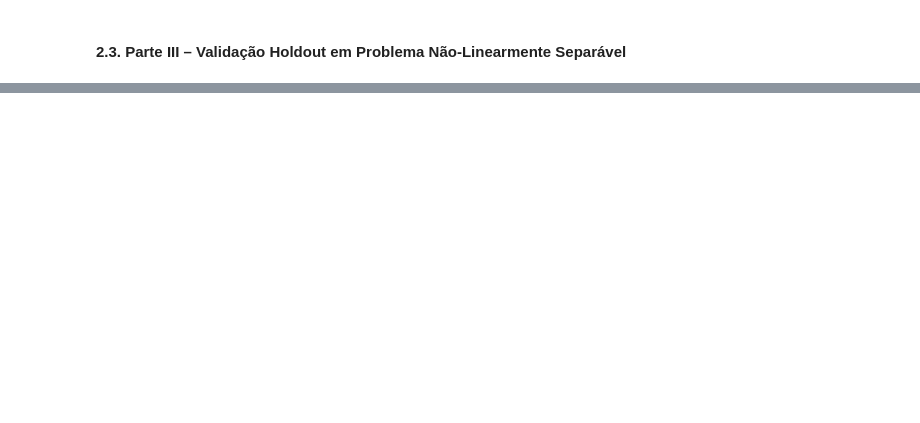
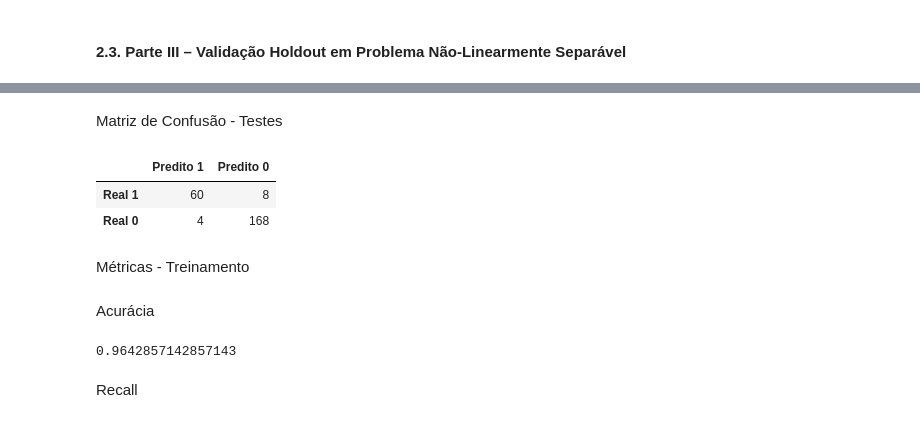
Before and after one commit to delrickOliveira/rna_2021_2.1, a Jupyter notebook: RNA_2_1_sugestao.ipynb, the cells around one changed output, grey strips where cells are left out. Saved outputs shown, nothing was run; the diff lists cells and outputs as text; code cells hidden in the pictures; blank space fills up the shorter version.

```diff
--- a/RNA_2_1_sugestao.ipynb
+++ b/RNA_2_1_sugestao.ipynb
@@ -319,0 +334,8 @@ gb.agg(['mean','std','min'])
+# %%
+N = 3
+X_train = train[:,:N-1]
+yd_train = train[:,N-1]
+# %%
+rede = Perceptron()
+# %%
+rede_ajustada = rede.fit(X_train, yd_train, n_iteracoes=100)
@@ -319,0 +360,44 @@ gb.agg(['mean','std','min'])
+# %%
+def get_confusion_matrix(data, preditor):
+    true_class = 1
+
+    # predicoes corretas
+    tp = 0
+    tn = 0
+
+    # predicoes incorretas
+    fp = 0
+    fn = 0
+
+    for [x1, x2, yd] in (data):
+        v_predito = preditor.predict([-1, x1, x2])
+
+        if yd == true_class:
+          if v_predito == yd:
+            tp += 1
+          else:
+            fp += 1
+        else:
+          if v_predito == yd:
+            tn += 1
+          else:
+            fn += 1
+
+    return np.array([
+                     # valores da classe positiva
+                     [ tp, fp ],
+                     # valores da classe negativa
+                     [ fn, tn ]
+                     ])
+
+confusion_matrix = get_confusion_matrix(test, rede_ajustada)
+# %% [markdown]
+Matriz de Confusão - Testes
+# %%
+pd.DataFrame(confusion_matrix, columns=['Predito 1', 'Predito 0'], index=['Real 1', 'Real 0'])
+# %% [output]
+|  | Predito 1 | Predito 0 |
+| Real 1 | 60 | 8 |
+| Real 0 | 4 | 168 |
+# %% [markdown]
+Métricas - Treinamento
@@ -319,0 +406,9 @@ gb.agg(['mean','std','min'])
+# %% [markdown]
+Acurácia
+# %%
+accurary = (tp+tn)/(tp+fp+tn+fn)
+accurary
+# %% [output]
+0.9642857142857143
+# %% [markdown]
+Recall
```
Also changed, not shown: parts of 34 cells of this notebook.
